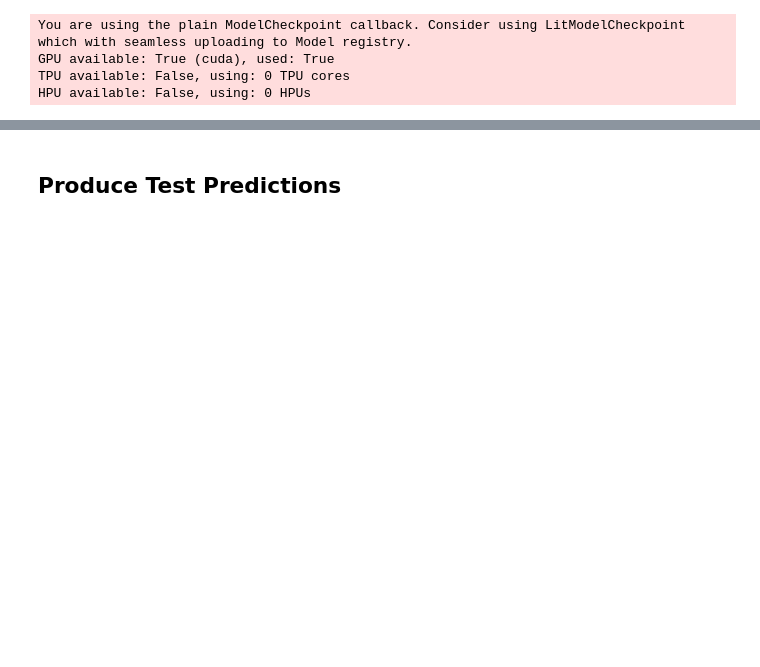
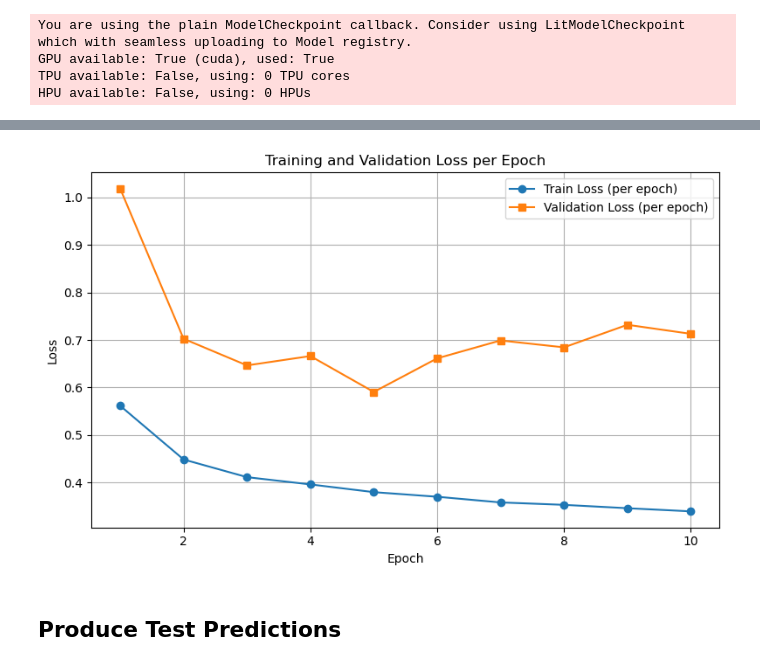
Before and after one commit to dpatravaliUCSD/CSE151b-KaggleCompetition, a Jupyter notebook: milestone.ipynb, the cells around one changed output, grey strips where cells are left out. Saved outputs shown, nothing was run; the diff lists cells and outputs as text; code cells hidden in the pictures; blank space fills up the shorter version.

```diff
--- a/milestone.ipynb
+++ b/milestone.ipynb
@@ -19,0 +208,28 @@ from src.utils import convert_predictions_to_kaggle_format
+# %%
+class TrainingMetrics(Callback):
+    def __init__(self):
+        self.train_epoch_losses = []
+        self.val_epoch_losses = []
+
+        self._train_losses = []
+        self._val_losses = []
+
+    def on_train_batch_end(self, trainer, pl_module, outputs, batch, batch_idx):
+        loss = outputs['loss'] if isinstance(outputs, dict) else outputs
+        self._train_losses.append(loss.item())
+
+    def on_validation_batch_end(self, trainer, pl_module, outputs, batch, batch_idx, dataloader_idx=0):
+        loss = outputs['loss'] if isinstance(outputs, dict) else outputs
+        self._val_losses.append(loss.item())
+
+    def on_train_epoch_end(self, trainer, pl_module):
+        if self._train_losses:
+            avg = sum(self._train_losses) / len(self._train_losses)
+            self.train_epoch_losses.append(avg)
+            self._train_losses.clear()
+
+    def on_validation_epoch_end(self, trainer, pl_module):
+        if self._val_losses:
+            avg = sum(self._val_losses) / len(self._val_losses)
+            self.val_epoch_losses.append(avg)
+            self._val_losses.clear()
@@ -110,9 +345,12 @@ lightning_module=ClimateEmulationModule(
     learning_rate = 5e-4
 )
 # %%
+logger = TrainingMetrics()
+
 trainer = pl.Trainer(
-    max_epochs=20,
+    max_epochs=10,
     accelerator='auto',
+    callbacks=[logger]
 )
 # %% [output]
 You are using the plain ModelCheckpoint callback. Consider using LitModelCheckpoint which with seamless uploading to Model registry.
@@ -153,0 +377,8 @@ LOCAL_RANK: 0 - CUDA_VISIBLE_DEVICES: [0]
+# %%
+train_losses = logger.train_epoch_losses
+val_losses = logger.val_epoch_losses
+min_len = min(len(train_losses), len(val_losses))
+
+plot_epoch_losses(train_losses[:min_len], val_losses[:min_len])
+# %% [output]
+[figure, added]
```
Also changed, not shown: parts of 23 cells of this notebook.
